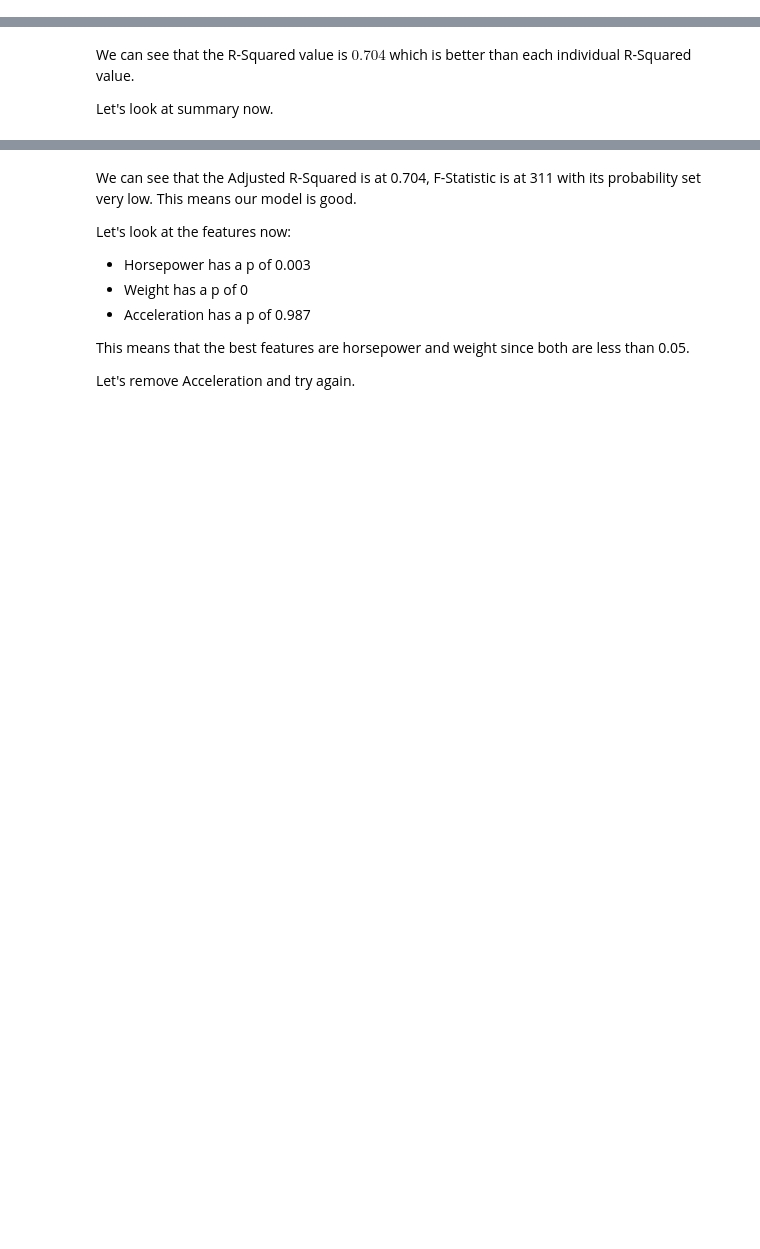
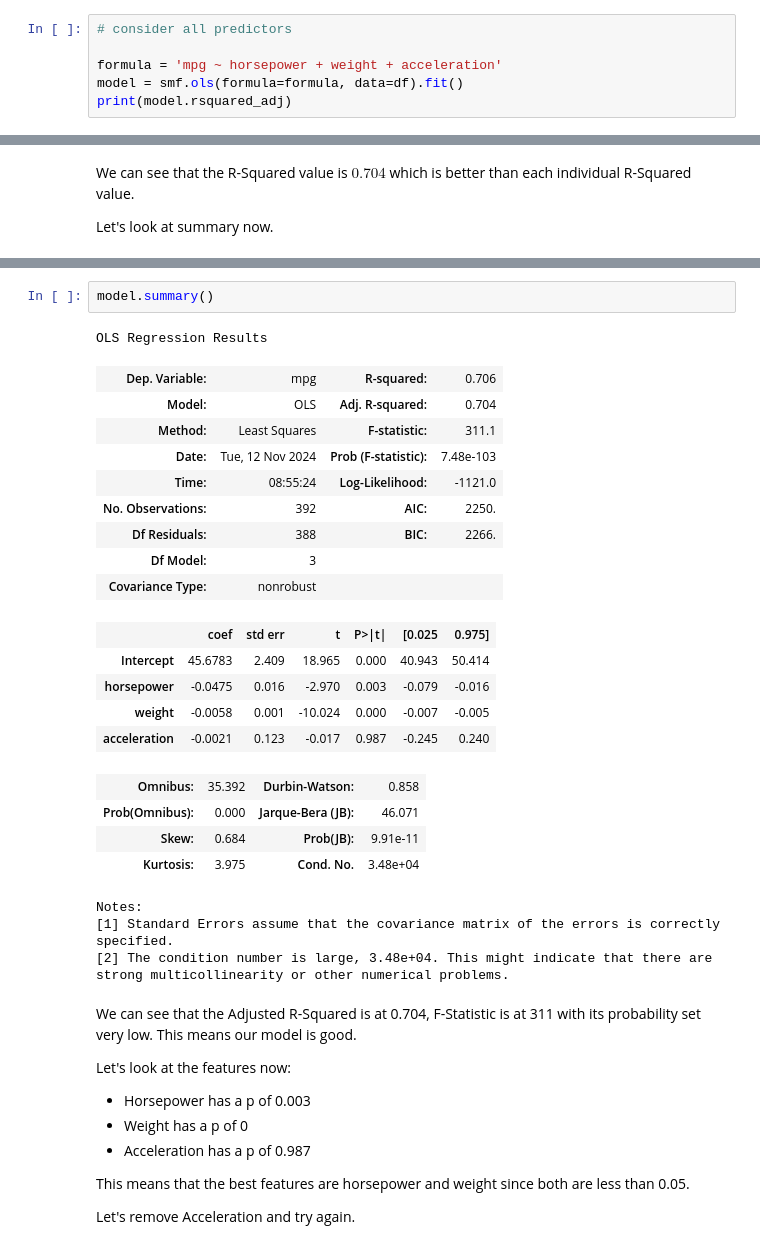
Before and after one commit to vanki2003/ACI, a Jupyter notebook: models/Linear Regression/02 - Multiple Regression - Handout.ipynb, the cells around one changed output, grey strips where cells are left out. Cells and saved outputs as stored; diff of their text form; blank space fills up the shorter version.

```diff
--- a/models/Linear Regression/02 - Multiple Regression - Handout.ipynb
+++ b/models/Linear Regression/02 - Multiple Regression - Handout.ipynb
@@ -88,0 +141,6 @@ Rather than applying regression on individual features, we can combine them and
+# %%
+# consider all predictors
+
+formula = 'mpg ~ horsepower + weight + acceleration'
+model = smf.ols(formula=formula, data=df).fit()
+print(model.rsquared_adj)
@@ -118,3 +153,29 @@ strong multicollinearity or other numerical problems.
+# %%
+model.summary()
+# %% [output]
+OLS Regression Results
+| Dep. Variable: | mpg | R-squared: | 0.706 |
+| Model: | OLS | Adj. R-squared: | 0.704 |
+| Method: | Least Squares | F-statistic: | 311.1 |
+| Date: | Tue, 12 Nov 2024 | Prob (F-statistic): | 7.48e-103 |
+| Time: | 08:55:24 | Log-Likelihood: | -1121.0 |
+| No. Observations: | 392 | AIC: | 2250. |
+| Df Residuals: | 388 | BIC: | 2266. |
+| Df Model: | 3 |  |  |
+| Covariance Type: | nonrobust |  |  |
+|  | coef | std err | t | P>|t| | [0.025 | 0.975] |
+| Intercept | 45.6783 | 2.409 | 18.965 | 0.000 | 40.943 | 50.414 |
+| horsepower | -0.0475 | 0.016 | -2.970 | 0.003 | -0.079 | -0.016 |
+| weight | -0.0058 | 0.001 | -10.024 | 0.000 | -0.007 | -0.005 |
+| acceleration | -0.0021 | 0.123 | -0.017 | 0.987 | -0.245 | 0.240 |
+| Omnibus: | 35.392 | Durbin-Watson: | 0.858 |
+| Prob(Omnibus): | 0.000 | Jarque-Bera (JB): | 46.071 |
+| Skew: | 0.684 | Prob(JB): | 9.91e-11 |
+| Kurtosis: | 3.975 | Cond. No. | 3.48e+04 |
+Notes:
+[1] Standard Errors assume that the covariance matrix of the errors is correctly specified.
+[2] The condition number is large, 3.48e+04. This might indicate that there are
+strong multicollinearity or other numerical problems.
 # %% [markdown]
 We can see that the Adjusted R-Squared is at 0.704,  F-Statistic is at 311 with its probability set very low. This means our model is good.
 
```
Also changed, not shown: parts of 16 cells of this notebook.
